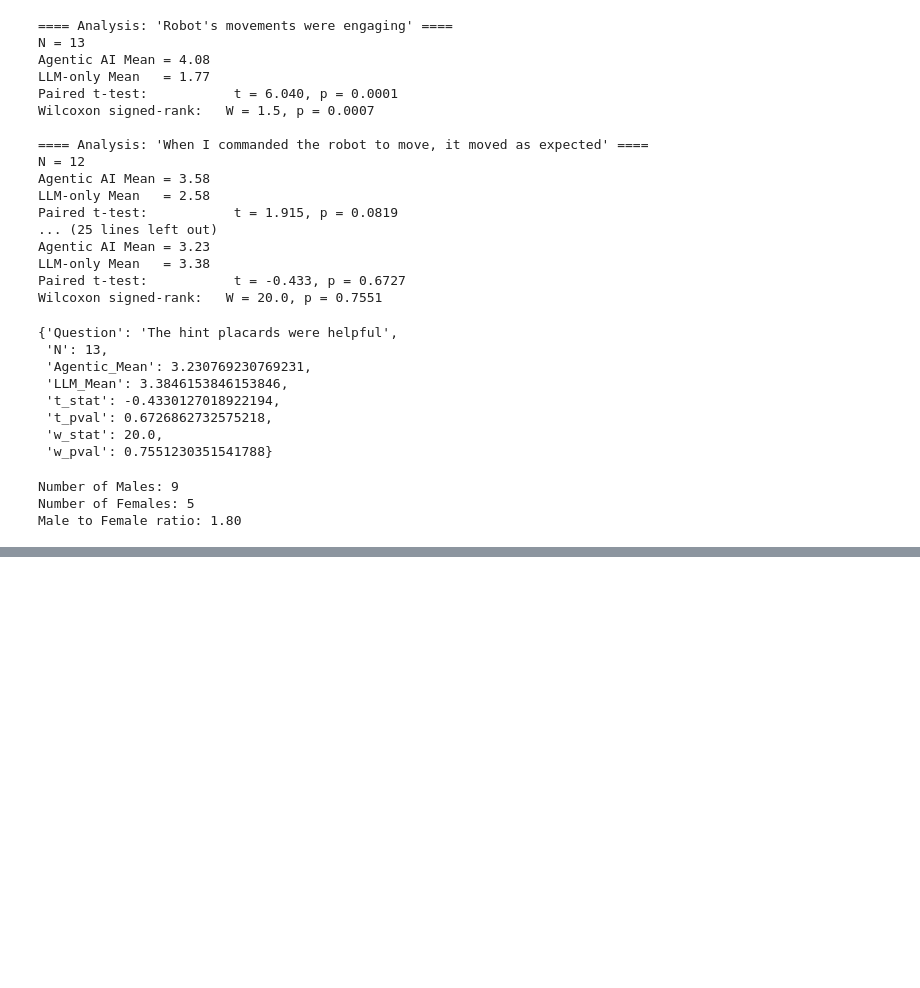
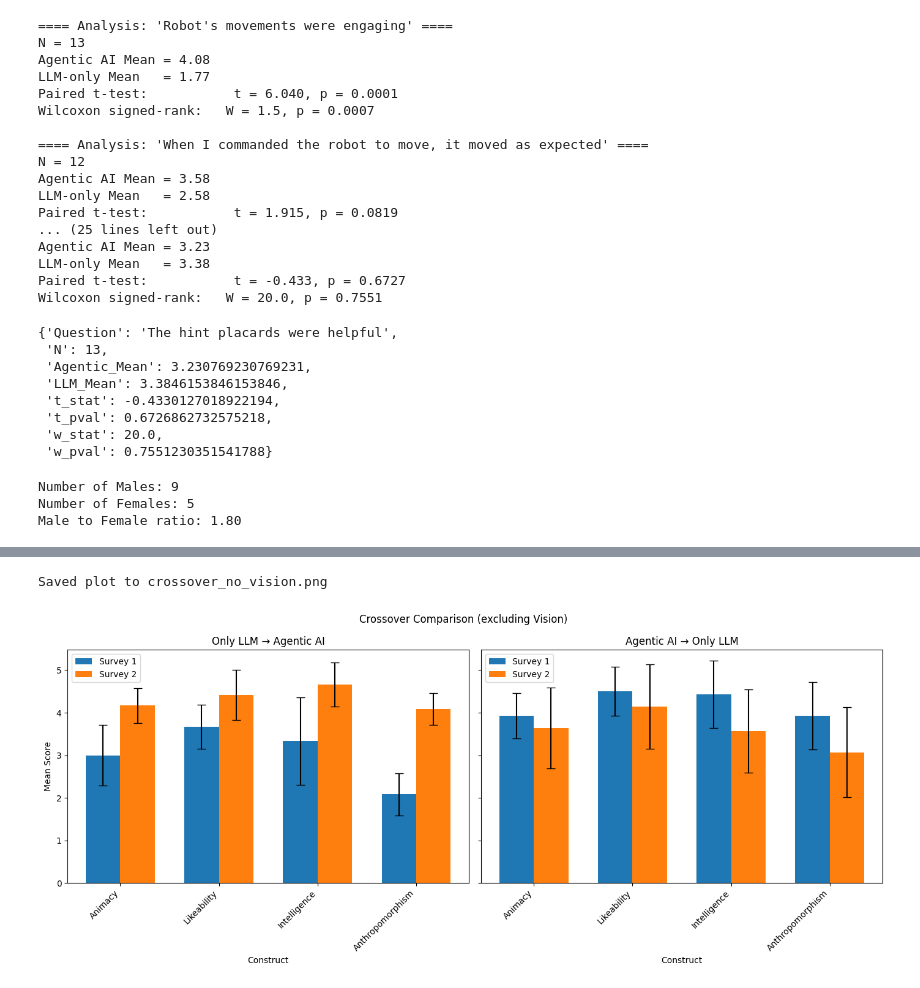
Before and after one commit to stavyadatta/ginnyMAN, a Jupyter notebook: statistical_analysis/analysis.ipynb, the cells around one changed output, grey strips where cells are left out. Saved outputs shown, nothing was run; the diff lists cells and outputs as text; code cells hidden in the pictures; blank space fills up the shorter version.

```diff
--- a/statistical_analysis/analysis.ipynb
+++ b/statistical_analysis/analysis.ipynb
@@ -610,3 +636,16 @@ print(f"Male to Female ratio: {ratio:.2f}")
 Number of Males: 9
 Number of Females: 5
 Male to Female ratio: 1.80
+# %%
+# Make sure 'Age' is numeric
+df['Age_Range'] = pd.to_numeric(df['Age_Range'], errors='coerce')
+
+# Count by range
+count_18_20 = df[(df['Age'] >= 18) & (df['Age'] <= 20)].shape[0]
+count_20_30 = df[(df['Age'] > 20)  & (df['Age'] <= 30)].shape[0]
+count_30_40 = df[(df['Age'] > 30)  & (df['Age'] <= 40)].shape[0]
+
+# Print results
+print(f"Aged 18–20: {count_18_20}")
+print(f"Aged 21–30: {count_20_30}")
+print(f"Aged 31–40: {count_30_40}")
@@ -612,0 +715,60 @@ Male to Female ratio: 1.80
+# %%
+import numpy as np
+import matplotlib.pyplot as plt
+
+# 1. Filter crossover participants
+llm_to_agentic = df[
+    (df['S1_Which system did you interact with?']=='Only LLM based') &
+    (df['S2_Which system did you interact with?']=='Agentic AI based')
+]
+agentic_to_llm = df[
+    (df['S1_Which system did you interact with?']=='Agentic AI based') &
+    (df['S2_Which system did you interact with?']=='Only LLM based')
+]
+
+# 2. Helper for mean, std, N
+def safe_stats(subdf, cols):
+    per_person = subdf[cols].mean(axis=1)
+    return per_person.mean(), per_person.std(), len(per_person)
+
+# 3. Exclude Vision construct
+constructs = [c for c in godspeed_groups if c!='Vision']
+crossover_stats = {'Only LLM → Agentic AI': {}, 'Agentic AI → Only LLM': {}}
+for construct in constructs:
+    s1_cols = [col for col in godspeed_groups[construct] if col.startswith('S1_')]
+    s2_cols = [col for col in godspeed_groups[construct] if col.startswith('S2_')]
+    crossover_stats['Only LLM → Agentic AI'][construct] = {
+        'S1': safe_stats(llm_to_agentic, s1_cols),
+        'S2': safe_stats(llm_to_agentic, s2_cols),
+    }
+    crossover_stats['Agentic AI → Only LLM'][construct] = {
+        'S1': safe_stats(agentic_to_llm, s1_cols),
+        'S2': safe_stats(agentic_to_llm, s2_cols),
+    }
+
+# 4. Plot side-by-side
+x = np.arange(len(constructs))
+width = 0.35
+fig, axes = plt.subplots(1, 2, figsize=(14,6), sharey=True)
+
+for ax, label in zip(axes, crossover_stats):
+    stats = crossover_stats[label]
+    m1 = [stats[c]['S1'][0] for c in constructs]; s1 = [stats[c]['S1'][1] for c in constructs]
+    m2 = [stats[c]['S2'][0] for c in constructs]; s2 = [stats[c]['S2'][1] for c in constructs]
+    ax.bar(x - width/2, m1, width, yerr=s1, capsize=5, label='Survey 1')
+    ax.bar(x + width/2, m2, width, yerr=s2, capsize=5, label='Survey 2')
+    ax.set_xticks(x)
+    ax.set_xticklabels(constructs, rotation=45, ha='right')
+    ax.set_title(label)
+    ax.set_xlabel('Construct')
+    if ax is axes[0]:
+        ax.set_ylabel('Mean Score')
+    ax.legend()
+
+fig.suptitle('Crossover Comparison (excluding Vision)')
+plt.tight_layout()
+fig.savefig('crossover_no_vision.png', dpi=300, bbox_inches='tight')
+print("Saved plot to crossover_no_vision.png")
+# %% [output]
+Saved plot to crossover_no_vision.png
+[figure, added]
```
Also changed, not shown: parts of 10 cells of this notebook.
